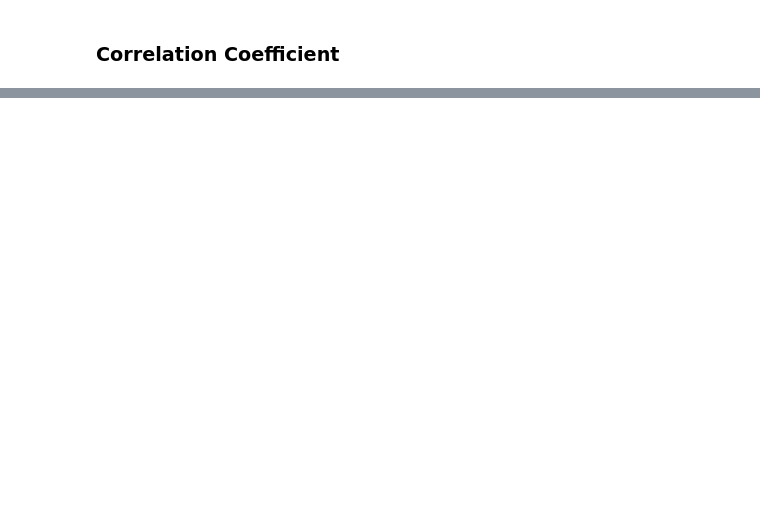
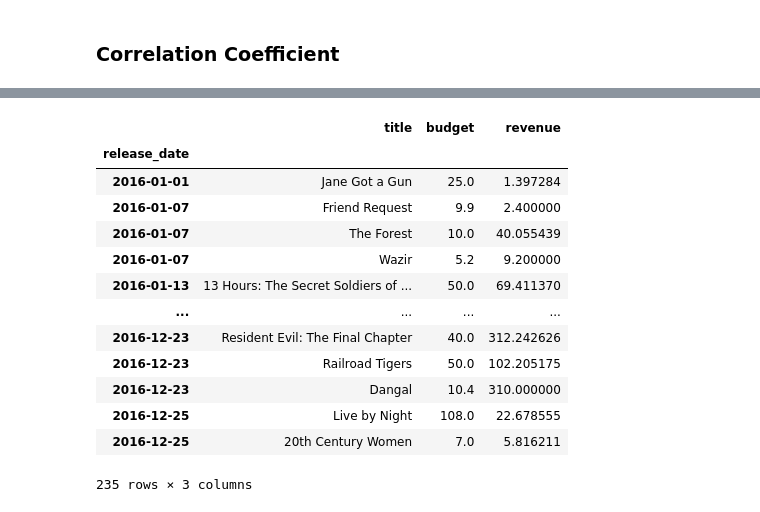
Before and after one commit to mindeleven/Analyzing-financial-data-with-python-and-rust, a Jupyter notebook: algorithmic_trading/python-for-finance-hagmann/Notebooks/ch27002_correlation_and_regression_part_02.ipynb, the cells around one changed output, grey strips where cells are left out. Cells and saved outputs as stored; diff of their text form; code cells hidden in the pictures; blank space fills up the shorter version.

```diff
--- a/algorithmic_trading/python-for-finance-hagmann/Notebooks/ch27002_correlation_and_regression_part_02.ipynb
+++ b/algorithmic_trading/python-for-finance-hagmann/Notebooks/ch27002_correlation_and_regression_part_02.ipynb
@@ -38,0 +65,17 @@ __Interpretation:__
+# %%
+df
+# %% [output]
+|  | title | budget | revenue |
+| release_date |  |  |  |
+| 2016-01-01 | Jane Got a Gun | 25.0 | 1.397284 |
+| 2016-01-07 | Friend Request | 9.9 | 2.400000 |
+| 2016-01-07 | The Forest | 10.0 | 40.055439 |
+| 2016-01-07 | Wazir | 5.2 | 9.200000 |
+| 2016-01-13 | 13 Hours: The Secret Soldiers of ... | 50.0 | 69.411370 |
+| ... | ... | ... | ... |
+| 2016-12-23 | Resident Evil: The Final Chapter | 40.0 | 312.242626 |
+| 2016-12-23 | Railroad Tigers | 50.0 | 102.205175 |
+| 2016-12-23 | Dangal | 10.4 | 310.000000 |
+| 2016-12-25 | Live by Night | 108.0 | 22.678555 |
+| 2016-12-25 | 20th Century Women | 7.0 | 5.816211 |
+235 rows × 3 columns
```
Also changed, not shown: parts of 20 cells of this notebook.
